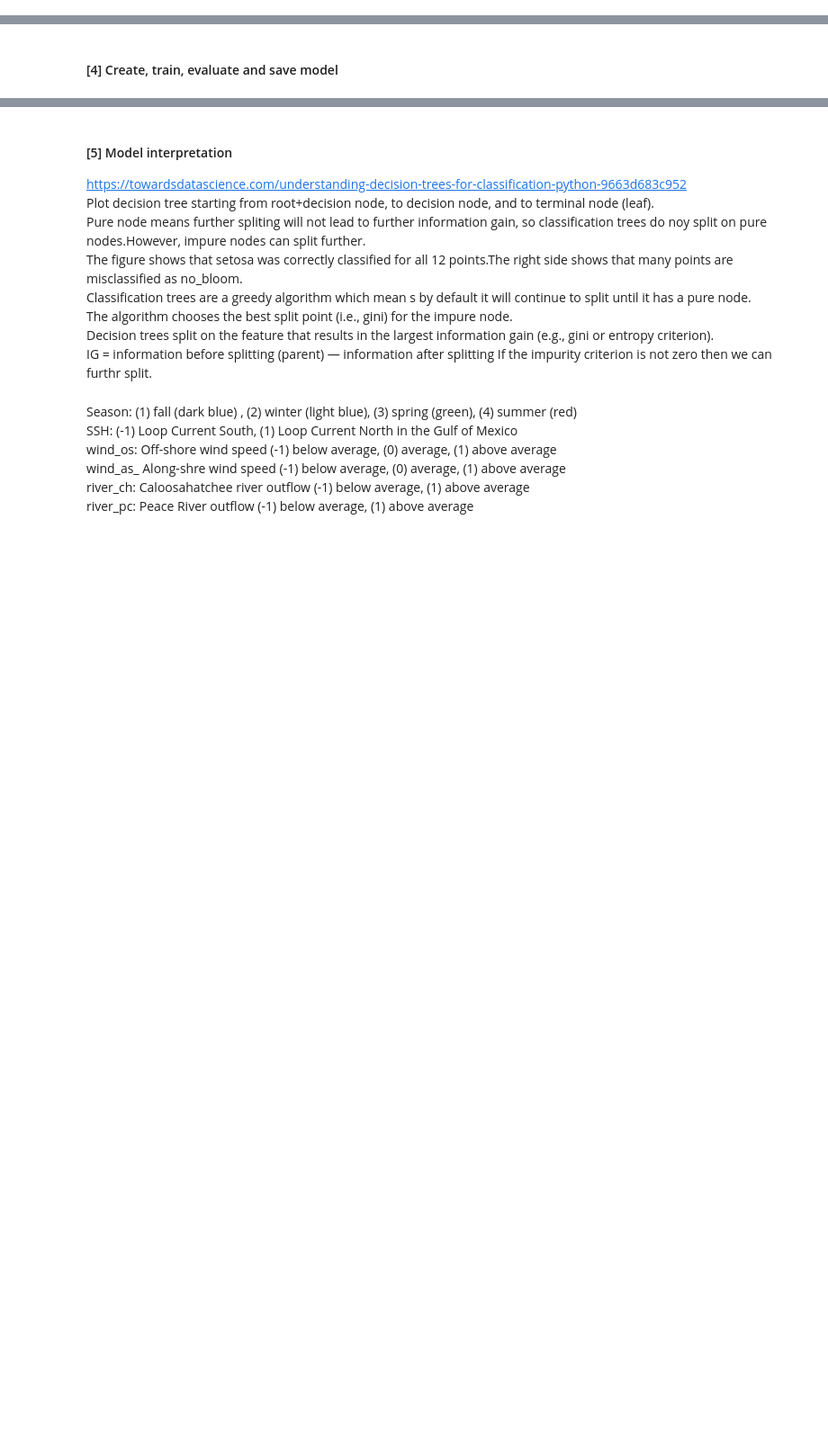
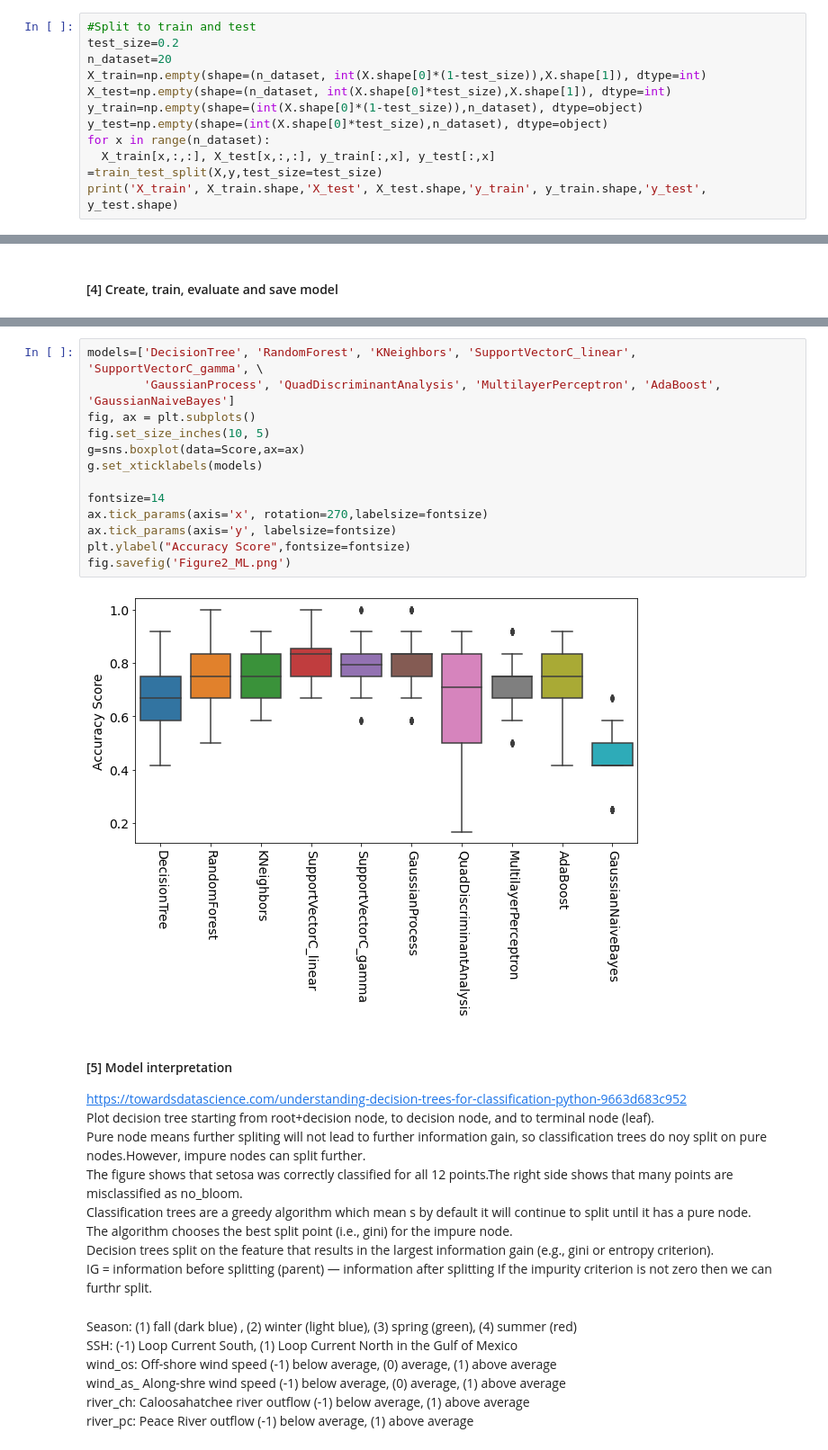
Before and after one commit to aselshall/ML_Redtide_Example, a Jupyter notebook: Redtide.ipynb, the cells around one changed output, grey strips where cells are left out. Shown at 90% size. Drawn from its saved outputs; the diff is of its cells as text; blank space fills up the shorter version.

```diff
--- a/Redtide.ipynb
+++ b/Redtide.ipynb
@@ -71,0 +75,11 @@ X_train, X_test, y_train, y_test =train_test_split(X,y,test_size=0.2)
+# %%
+#Split to train and test
+test_size=0.2
+n_dataset=20
+X_train=np.empty(shape=(n_dataset, int(X.shape[0]*(1-test_size)),X.shape[1]), dtype=int)
+X_test=np.empty(shape=(n_dataset, int(X.shape[0]*test_size),X.shape[1]), dtype=int)
+y_train=np.empty(shape=(int(X.shape[0]*(1-test_size)),n_dataset), dtype=object)
+y_test=np.empty(shape=(int(X.shape[0]*test_size),n_dataset), dtype=object)
+for x in range(n_dataset):
+  X_train[x,:,:], X_test[x,:,:], y_train[:,x], y_test[:,x] =train_test_split(X,y,test_size=test_size)
+print('X_train', X_train.shape,'X_test', X_test.shape,'y_train', y_train.shape,'y_test', y_test.shape)
@@ -99,3 +174,18 @@ Accuracy: 0.67
+# %%
+models=['DecisionTree', 'RandomForest', 'KNeighbors', 'SupportVectorC_linear', 'SupportVectorC_gamma', \
+        'GaussianProcess', 'QuadDiscriminantAnalysis', 'MultilayerPerceptron', 'AdaBoost', 'GaussianNaiveBayes']
+fig, ax = plt.subplots()
+fig.set_size_inches(10, 5)
+g=sns.boxplot(data=Score,ax=ax)
+g.set_xticklabels(models)
+
+fontsize=14
+ax.tick_params(axis='x', rotation=270,labelsize=fontsize)
+ax.tick_params(axis='y', labelsize=fontsize)
+plt.ylabel("Accuracy Score",fontsize=fontsize)
+fig.savefig('Figure2_ML.png')
+# %% [output]
+[figure, added]
 # %% [markdown]
 #### [5] Model interpretation
 https://towardsdatascience.com/understanding-decision-trees-for-classification-python-9663d683c952<br>
```
Also changed, not shown: parts of 7 cells of this notebook.
